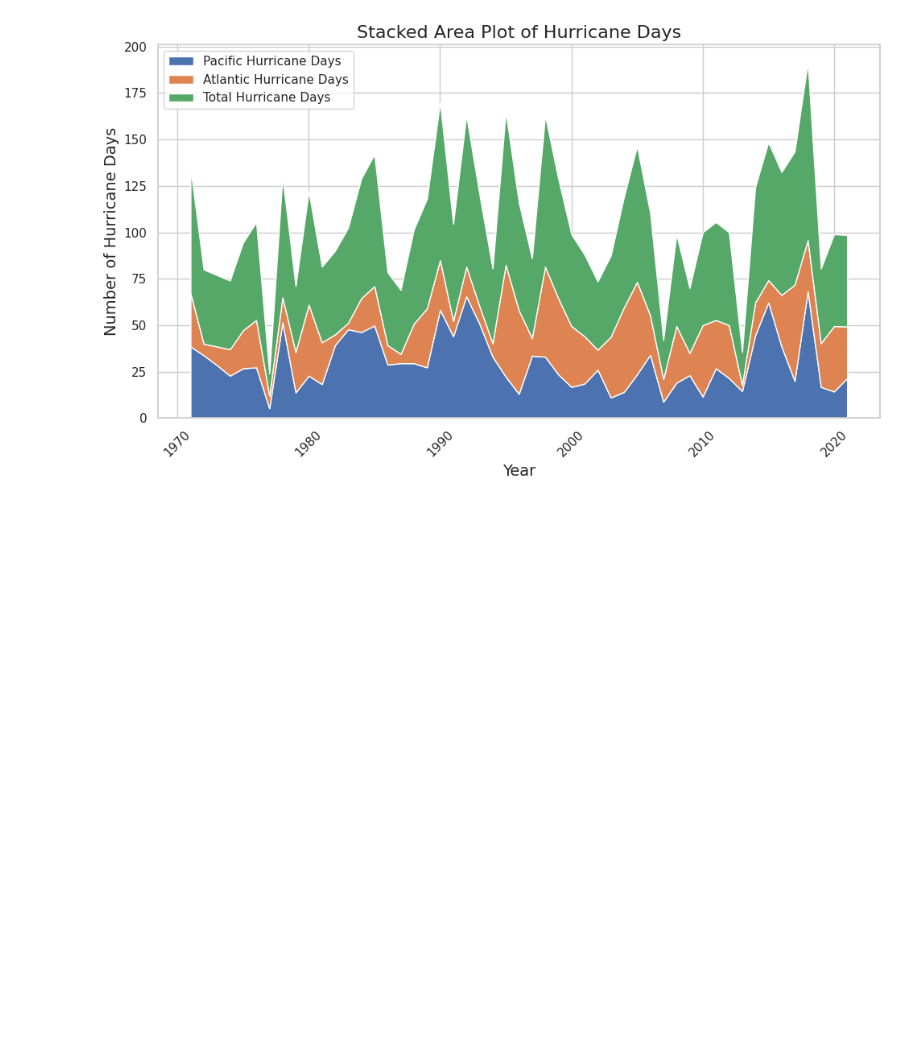
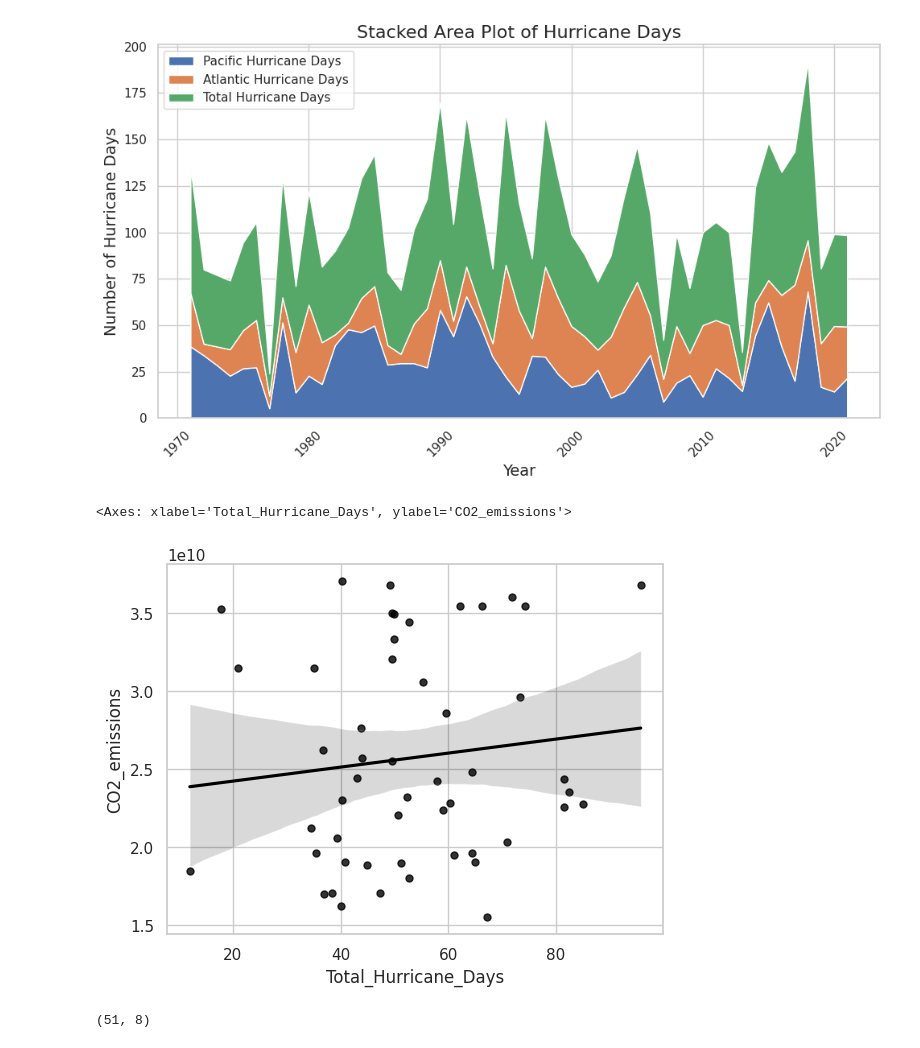
Before and after one commit to jillianhaig/Project2_DS4002, a Jupyter notebook: SCRIPTS/2_EDA_Project2.ipynb, the cells around one changed output. Saved outputs shown, nothing was run; the diff lists cells and outputs as text; code cells hidden in the pictures; blank space fills up the shorter version.

```diff
--- a/SCRIPTS/2_EDA_Project2.ipynb
+++ b/SCRIPTS/2_EDA_Project2.ipynb
@@ -86,3 +86,14 @@ plt.tight_layout()  # Adjust layout to prevent clipping
 plt.show()
 # %% [output]
 [figure]
+# %%
+sns.regplot(data=hurricane_data, x='Total_Hurricane_Days', y='CO2_emissions',
+            scatter_kws={'color': 'black', 's': 25},
+            line_kws={'color': 'black'})
+# %% [output]
+<Axes: xlabel='Total_Hurricane_Days', ylabel='CO2_emissions'>
+[figure, added]
+# %%
+hurricane_data.shape
+# %% [output]
+(51, 8)
```
Also changed, not shown: parts of 2 cells of this notebook.
